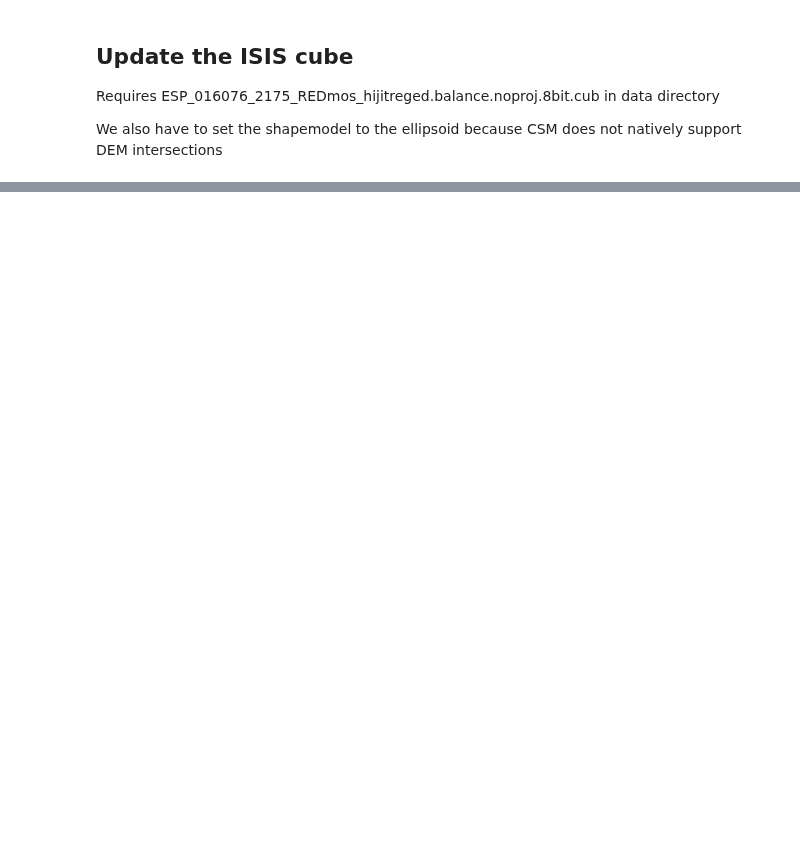
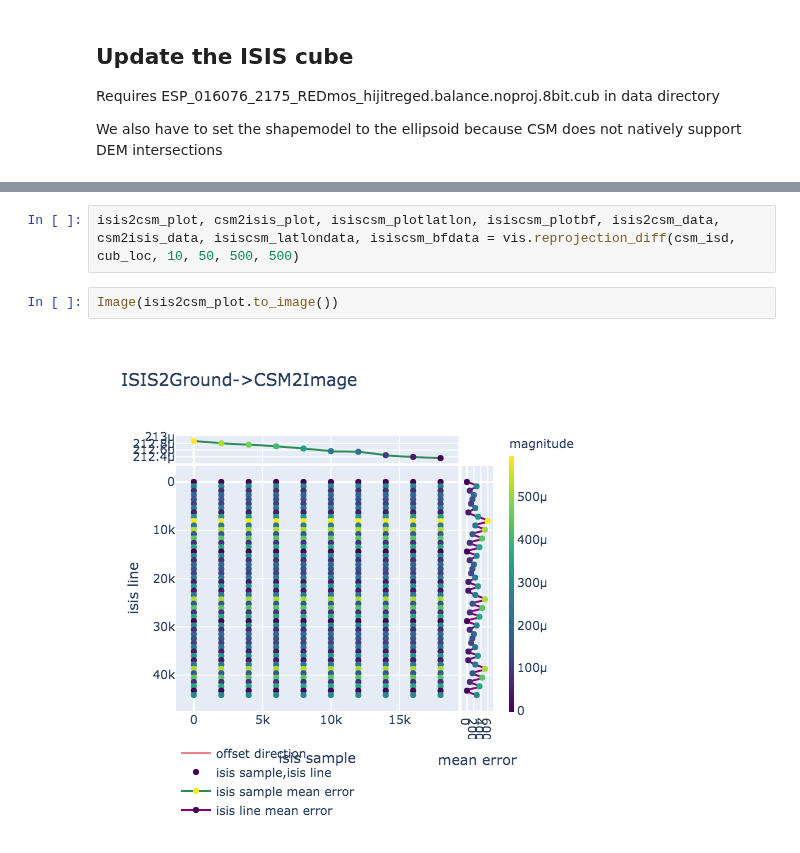
Before and after one commit to DOI-USGS/knoten, a Jupyter notebook: examples/mro_hirise_isis_cmp.ipynb, the cells around one changed output, grey strips where cells are left out. Saved outputs shown, nothing was run; the diff lists cells and outputs as text; blank space fills up the shorter version.

```diff
--- a/examples/mro_hirise_isis_cmp.ipynb
+++ b/examples/mro_hirise_isis_cmp.ipynb
@@ -134,0 +71,6 @@ pixels_df.describe()
+# %%
+isis2csm_plot, csm2isis_plot, isiscsm_plotlatlon, isiscsm_plotbf, isis2csm_data, csm2isis_data, isiscsm_latlondata, isiscsm_bfdata = vis.reprojection_diff(csm_isd, cub_loc, 10, 50, 500, 500)
+# %%
+Image(isis2csm_plot.to_image())
+# %% [output]
+[figure, added]
```
Also changed, not shown: parts of 25 cells of this notebook.
